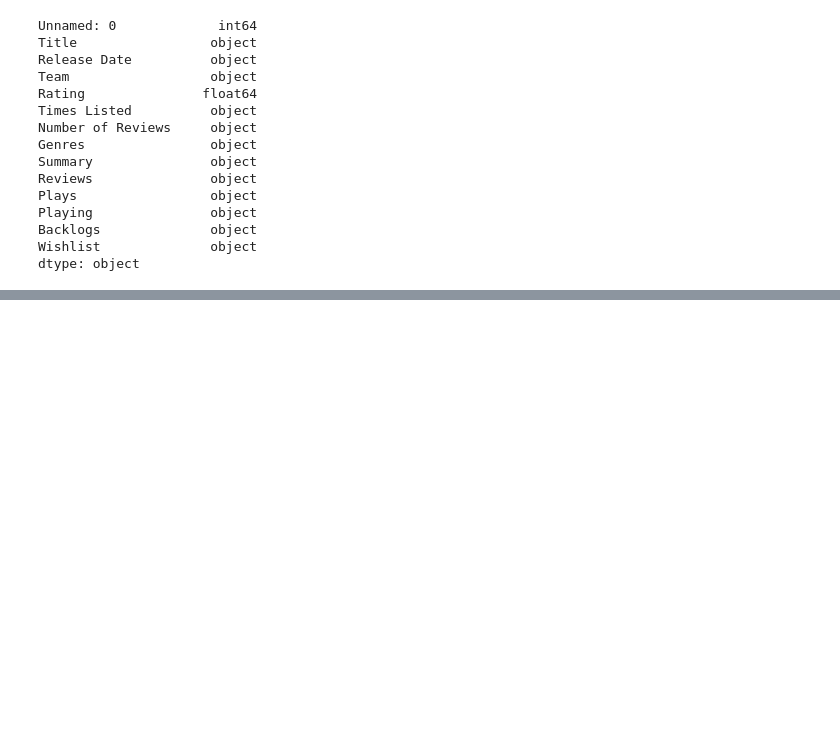
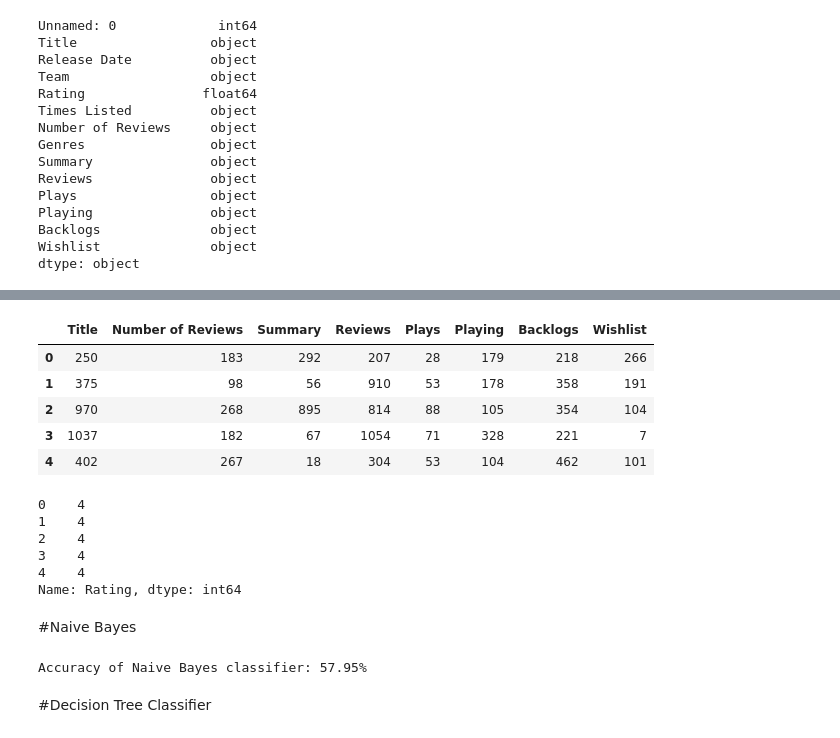
Before and after one commit to Kanchanasud/My-Performance, a Jupyter notebook: games.ipynb, the cells around one changed output, grey strips where cells are left out. Drawn from its saved outputs; the diff is of its cells as text; code cells hidden in the pictures; blank space fills up the shorter version.

Commit message:
model

```diff
--- a/games.ipynb
+++ b/games.ipynb
@@ -269,0 +274,29 @@ dtype: object
+# %%
+from sklearn.tree import DecisionTreeClassifier
+import pandas as pd
+
+feature_cols = ['Title',
+       'Number of Reviews','Summary', 'Reviews', 'Plays', 'Playing',
+       'Backlogs', 'Wishlist']
+
+X = games_data[feature_cols] # Features
+y = games_data['Rating'] # Target variable
+
+# แปลงคอลัมน์ 'Rating' เป็นจำนวนเต็ม
+y = games_data['Rating'].astype(int)
+
+#X = (X['Times Listed']).astype(int)
+#X['Times Listed '] = label_encoder.fit_transform(X['Times Listed'])
+
+# แปลงตัวแปรที่เป็นหมวดหมู่เป็นตัวเลข
+label_encoder = LabelEncoder()
+X['Title'] = label_encoder.fit_transform(X['Title'])
+#X['Team '] = label_encoder.fit_transform(X['Team'])
+#X['Times Listed '] = label_encoder.fit_transform(X['Times Listed'])
+X['Number of Reviews'] = label_encoder.fit_transform(X['Number of Reviews'])
+X['Summary'] = label_encoder.fit_transform(X['Summary'])
+X['Reviews'] = label_encoder.fit_transform(X['Reviews'])
+X['Plays'] = label_encoder.fit_transform(X['Plays'])
+X['Playing'] = label_encoder.fit_transform(X['Playing'])
+X['Backlogs'] = label_encoder.fit_transform(X['Backlogs'])
+X['Wishlist'] = label_encoder.fit_transform(X['Wishlist'])
@@ -269,0 +321,44 @@ dtype: object
+# %%
+X.head()
+# %% [output]
+|  | Title | Number of Reviews | Summary | Reviews | Plays | Playing | Backlogs | Wishlist |
+| 0 | 250 | 183 | 292 | 207 | 28 | 179 | 218 | 266 |
+| 1 | 375 | 98 | 56 | 910 | 53 | 178 | 358 | 191 |
+| 2 | 970 | 268 | 895 | 814 | 88 | 105 | 354 | 104 |
+| 3 | 1037 | 182 | 67 | 1054 | 71 | 328 | 221 | 7 |
+| 4 | 402 | 267 | 18 | 304 | 53 | 104 | 462 | 101 |
+# %%
+y.head()
+# %% [output]
+0    4
+1    4
+2    4
+3    4
+4    4
+Name: Rating, dtype: int64
+# %% [markdown]
+#Naive Bayes
+# %%
+from sklearn.naive_bayes import GaussianNB
+from sklearn.metrics import accuracy_score
+
+# Split data into training and testing sets
+X_train, X_test, y_train, y_test = train_test_split(X, y, test_size=0.2, random_state=42)
+
+# Create Naive Bayes classifier
+model = GaussianNB()
+
+# Train the model using the training sets
+model.fit(X_train, y_train)
+
+# Predict the target variable on the test data
+y_pred = model.predict(X_test)
+
+# Calculate the accuracy score
+accuracy = accuracy_score(y_test, y_pred)
+
+print(f"Accuracy of Naive Bayes classifier: {accuracy:.2%}")
+# %% [output]
+Accuracy of Naive Bayes classifier: 57.95%
+# %% [markdown]
+#Decision Tree Classifier
```
Also changed, not shown: parts of 13 cells of this notebook.
